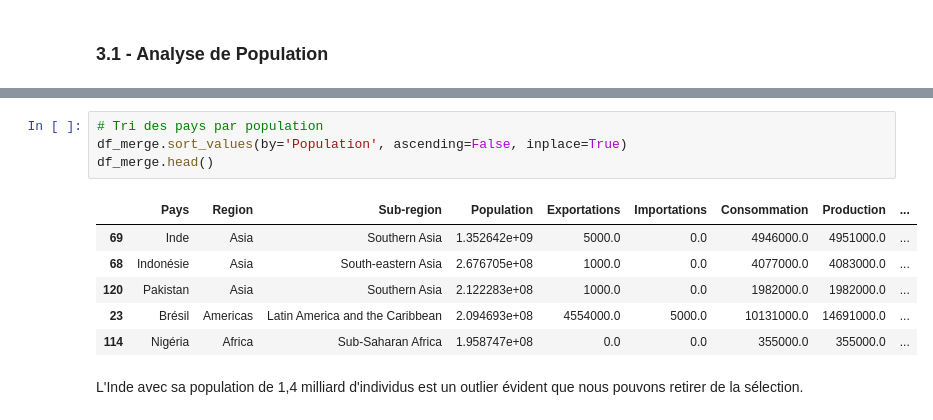
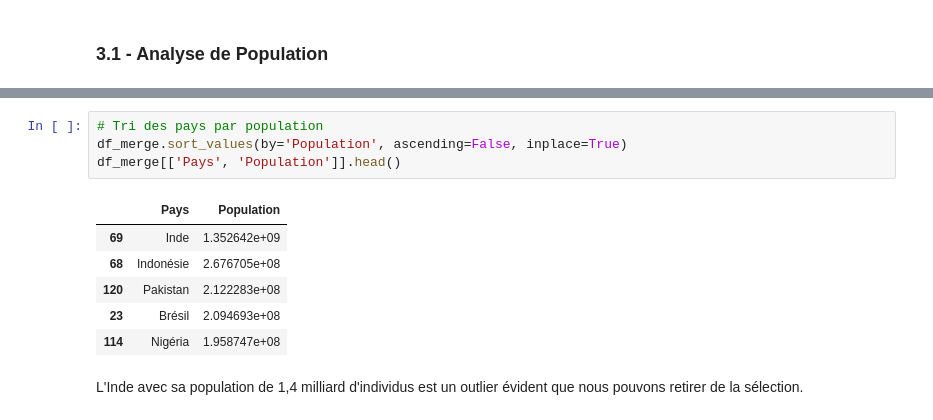
Before and after one commit to lengocduyvu/lpqc-etude-marche, a Jupyter notebook: notebooks/lpqc-analyse-exploratoire.ipynb, the cells around one changed output, grey strips where cells are left out. Drawn from its saved outputs; the diff is of its cells as text.

```diff
--- a/notebooks/lpqc-analyse-exploratoire.ipynb
+++ b/notebooks/lpqc-analyse-exploratoire.ipynb
@@ -449,14 +453,14 @@ sns.boxplot(x=df_merge['Population'])
 # %%
 # Tri des pays par population
 df_merge.sort_values(by='Population', ascending=False, inplace=True)
-df_merge.head()
+df_merge[['Pays', 'Population']].head()
 # %% [output]
-|  | Pays | Region | Sub-region | Population | Exportations | Importations | Consommation | Production | ... |
-| 69 | Inde | Asia | Southern Asia | 1.352642e+09 | 5000.0 | 0.0 | 4946000.0 | 4951000.0 | ... |
-| 68 | Indonésie | Asia | South-eastern Asia | 2.676705e+08 | 1000.0 | 0.0 | 4077000.0 | 4083000.0 | ... |
-| 120 | Pakistan | Asia | Southern Asia | 2.122283e+08 | 1000.0 | 0.0 | 1982000.0 | 1982000.0 | ... |
-| 23 | Brésil | Americas | Latin America and the Caribbean | 2.094693e+08 | 4554000.0 | 5000.0 | 10131000.0 | 14691000.0 | ... |
-| 114 | Nigéria | Africa | Sub-Saharan Africa | 1.958747e+08 | 0.0 | 0.0 | 355000.0 | 355000.0 | ... |
+|  | Pays | Population |
+| 69 | Inde | 1.352642e+09 |
+| 68 | Indonésie | 2.676705e+08 |
+| 120 | Pakistan | 2.122283e+08 |
+| 23 | Brésil | 2.094693e+08 |
+| 114 | Nigéria | 1.958747e+08 |
 # %% [markdown]
 L'Inde avec sa population de 1,4 milliard d'individus est un outlier évident que nous pouvons retirer de la sélection.
 # %%
```
Also changed, not shown: parts of 12 cells of this notebook, 3 other files.
